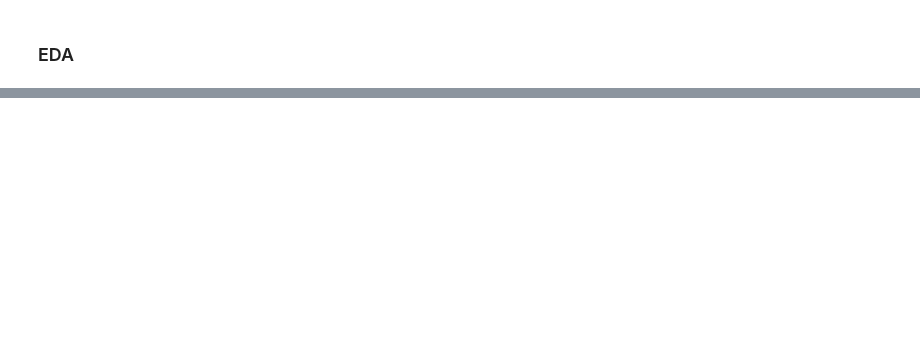
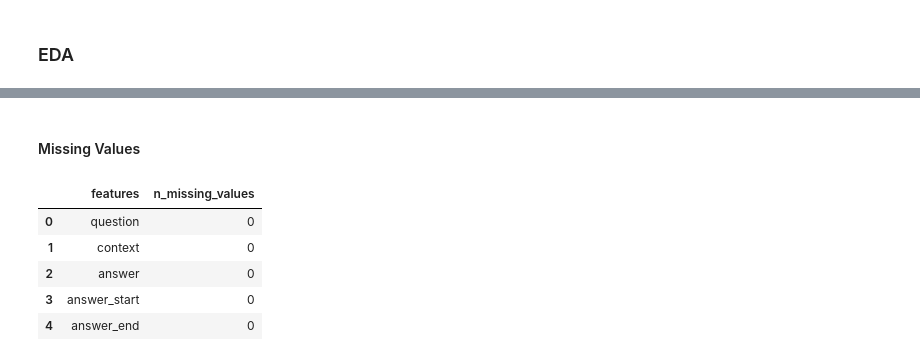
Before and after one commit to TanHiep-To/Question_Answering, a Jupyter notebook: notebook/visualize.ipynb, the cells around one changed output, grey strips where cells are left out. Cells and saved outputs as stored; diff of their text form; code cells hidden in the pictures; blank space fills up the shorter version.

```diff
--- a/notebook/visualize.ipynb
+++ b/notebook/visualize.ipynb
@@ -22,0 +60,16 @@ df
+# %% [markdown]
+#### Missing Values
+# %%
+def missing_values(df):
+    df = pd.DataFrame(df.isnull().sum()).reset_index()
+    df.columns = ['features', 'n_missing_values']
+    return df
+
+missing_values(df)
+# %% [output]
+|  | features | n_missing_values |
+| 0 | question | 0 |
+| 1 | context | 0 |
+| 2 | answer | 0 |
+| 3 | answer_start | 0 |
+| 4 | answer_end | 0 |
```
Also changed, not shown: parts of 30 cells of this notebook, 2 other files.
